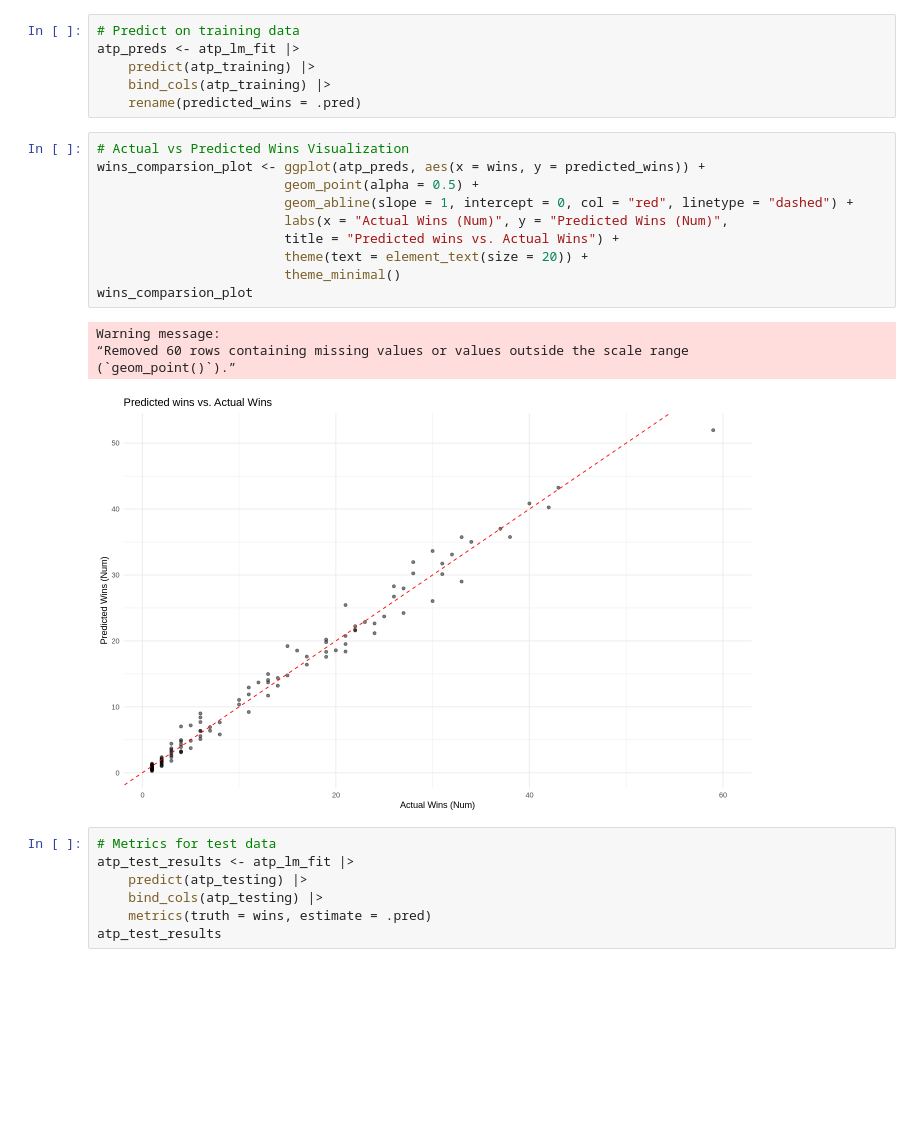
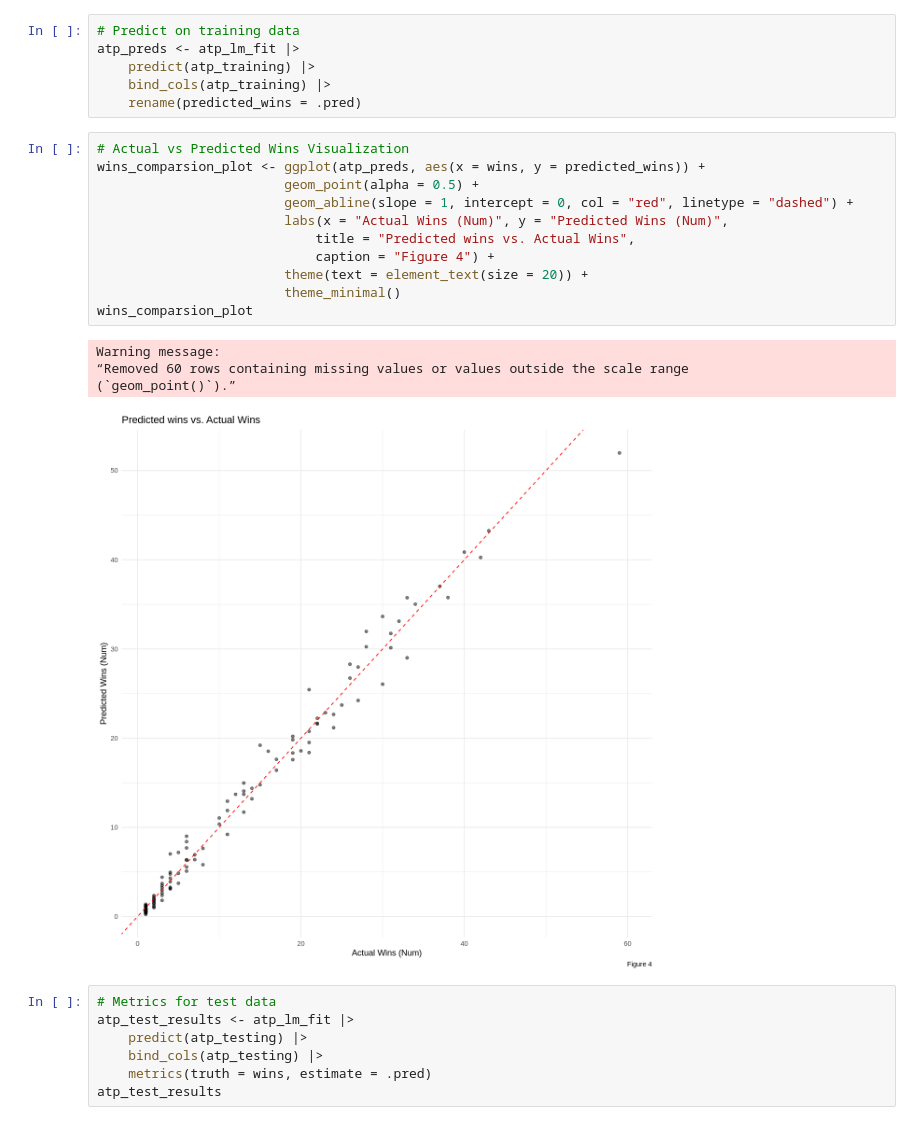
Before and after one commit to Wjolff/dsci-100-project-group20, a Jupyter notebook: group_project_proposal.ipynb, the cells around one changed output. Cells and saved outputs as stored; diff of their text form; blank space fills up the shorter version.

Commit message:
added figures for each graph

```diff
--- a/group_project_proposal.ipynb
+++ b/group_project_proposal.ipynb
@@ -195,18 +198,19 @@ atp_preds <- atp_lm_fit |>
 # %%
 # Actual vs Predicted Wins Visualization
 wins_comparsion_plot <- ggplot(atp_preds, aes(x = wins, y = predicted_wins)) +
                         geom_point(alpha = 0.5) +
                         geom_abline(slope = 1, intercept = 0, col = "red", linetype = "dashed") +
                         labs(x = "Actual Wins (Num)", y = "Predicted Wins (Num)",
-                        title = "Predicted wins vs. Actual Wins") +
+                            title = "Predicted wins vs. Actual Wins",
+                            caption = "Figure 4") +
                         theme(text = element_text(size = 20)) +
                         theme_minimal()
 wins_comparsion_plot
 # %% [output]
 Warning message:
 “Removed 60 rows containing missing values or values outside the scale range
 (`geom_point()`).”
-[figure, old version]
+[figure, new version]
 # %%
 # Metrics for test data
 atp_test_results <- atp_lm_fit |>
```
Also changed, not shown: parts of 4 cells of this notebook.
